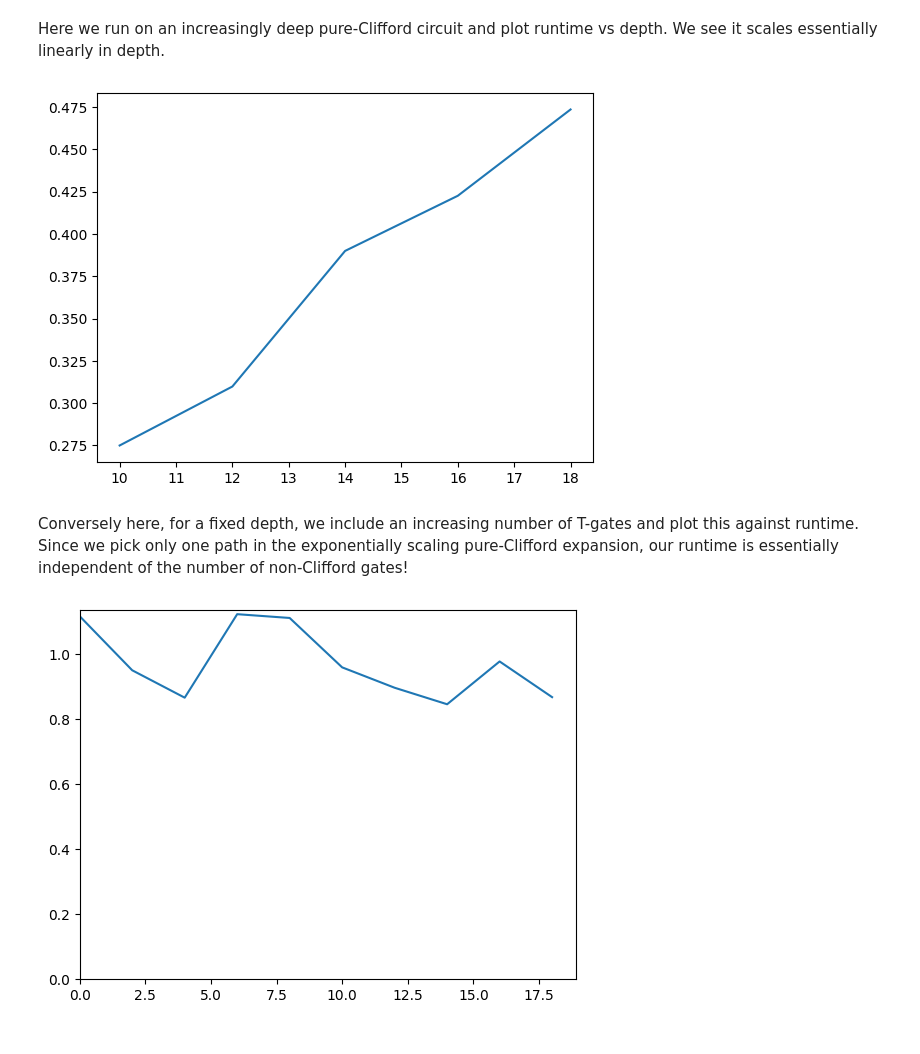
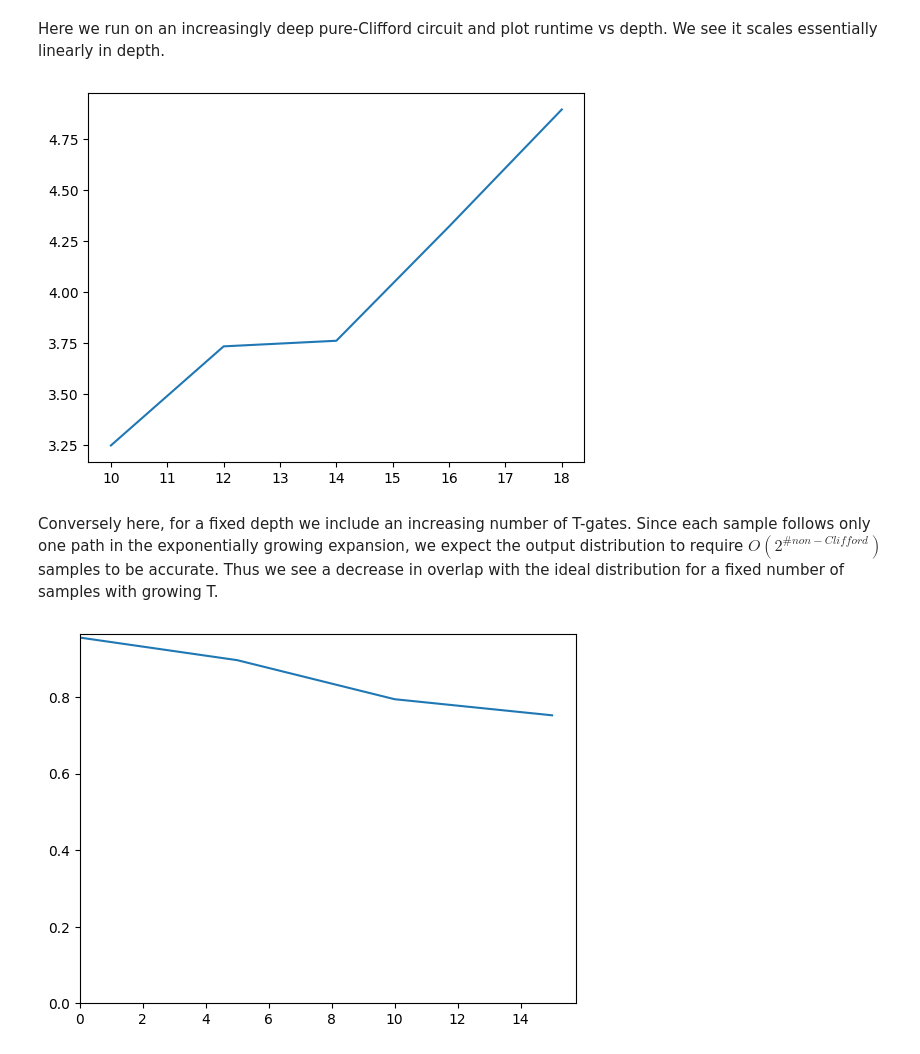
Before and after one commit to asciineuron/bgls, a Jupyter notebook: docs/clifford_simulation.ipynb, the cells around one changed output. Cells and saved outputs as stored; diff of their text form; code cells hidden in the pictures.

Commit message:
Addressed problems with clifford simulation discussion

```diff
--- a/docs/clifford_simulation.ipynb
+++ b/docs/clifford_simulation.ipynb
@@ -104,7 +104,7 @@ ch_stabilizer_simulator = bgls.Simulator(
         seed=1,
     )
 
-result = ch_stabilizer_simulator.run(circuit, repetitions=10)
+result = ch_stabilizer_simulator.run(circuit, repetitions=1000)
 _ = cirq.plot_state_histogram(result, plt.subplot())
 plt.show()
 # %% [output]
@@ -118,7 +118,7 @@ depths = []
 runtimes = []
 qubits = cirq.LineQubit.range(4)
 for depth in range(10, 20, 2):
-    circuit = cirq.testing.random_circuit(qubits, n_moments=depth, op_density=0.5, gate_domain={cirq.H: 1, cirq.CNOT: 2, cirq.S: 1})
+    circuit = cirq.testing.random_circuit(qubits, n_moments=depth, op_density=0.5, gate_domain={cirq.H: 1, cirq.CNOT: 2, cirq.S: 1}, random_state=2)
     circuit = circuit + cirq.measure(qubits, key="measure")
 
     ch_stabilizer_simulator = bgls.Simulator(
@@ -131,7 +131,7 @@ for depth in range(10, 20, 2):
     )
 
     start = time.time()
-    result = ch_stabilizer_simulator.run(circuit, repetitions=100)
+    result = ch_stabilizer_simulator.run(circuit, repetitions=1000)
     end = time.time()
     runtime = end - start
 
@@ -141,22 +141,38 @@ for depth in range(10, 20, 2):
 plt.plot(depths, runtimes)
 plt.show()
 # %% [output]
-[figure, old version]
+[figure, new version]
 # %% [markdown]
-Conversely here, for a fixed depth, we include an increasing number of T-gates and plot this against runtime. Since we pick only one path in the exponentially scaling pure-Clifford expansion, our runtime is essentially independent of the number of non-Clifford gates!
+Conversely here, for a fixed depth we include an increasing number of T-gates. Since each sample follows only one path in the exponentially growing expansion, we expect the output distribution to require $O(2^{\# non-Clifford})$ samples to be accurate. Thus we see a decrease in overlap with the ideal distribution for a fixed number of samples with growing T.
+# %%
+def theoretic_overlap(prob_vec: np.ndarray, result: cirq.Result):
+    # returns the percent overlap of sample results with the exact probability from the state vector
+    # i.e. the fraction of our results that match the ideal sample distribution
+    num_matches = 0
+    count = result.histogram(key="meas")
+    tot_samples = sum(count.values())
+    for (bitstr, cnt) in count.items():
+        theoretic_cnt = int(prob_vec[int(bitstr)] * tot_samples)
+        num_matches += min(cnt, theoretic_cnt)
+
+    return num_matches / tot_samples
 # %%
 num_Ts = []
-runtimes = []
+overlaps = []
 qubits = cirq.LineQubit.range(4)
-for num_t in range(0, 20, 2):
-    circuit = cirq.testing.random_circuit(qubits, n_moments=40, op_density=0.5, gate_domain={cirq.H: 1, cirq.CNOT: 2, cirq.S: 1})
+for num_t in range(0, 20, 5):
+    circuit = cirq.testing.random_circuit(qubits, n_moments=100, op_density=0.5, gate_domain={cirq.H: 1, cirq.CNOT: 2, cirq.S: 1})
     if num_t > 0:
         inserts = []
         for t in range(num_t):
-            inserts.append((0, cirq.T.on(b)))
+            inserts.append((np.random.randint(low=0,high=100), cirq.T.on(qubits[np.random.randint(low=0,high=len(qubits))])))
         circuit.batch_insert(inserts) # insert num_t T gates at beginning, since position in circuit doesn't affect runtime
         circuit = circuit[:-num_t] # preserve total number of gates
-    circuit = circuit + cirq.measure(qubits, key="measure")
+    circuit = circuit + cirq.measure(qubits, key="meas")
+
+    exactsim = cirq.Simulator()
+    #exactres = exactsim.simulate(circuit[:-1])
+    statevec = np.power(np.abs(exactsim.simulate(circuit[:-1]).final_state_vector), 2)
 
     ch_stabilizer_simulator = bgls.Simulator(
         cirq.StabilizerChFormSimulationState(
@@ -166,18 +182,16 @@ for num_t in range(0, 20, 2):
         bgls.utils.cirq_stabilizer_ch_bitstring_probability,
         seed=1,
     )
+    result = ch_stabilizer_simulator.run(circuit, repetitions=1000)
 
-    start = time.time()
-    result = ch_stabilizer_simulator.run(circuit, repetitions=100)
-    end = time.time()
-    runtime = end - start
+    overlap = theoretic_overlap(statevec, result)
 
     num_Ts.append(num_t)
-    runtimes.append(runtime)
+    overlaps.append(overlap)
 # %%
-plt.plot(num_Ts, runtimes)
+plt.plot(num_Ts, overlaps)
 plt.xlim(xmin=0)
 plt.ylim(ymin=0)
 plt.show()
 # %% [output]
-[figure, old version]
+[figure, new version]
```
Also changed, not shown: parts of 3 cells of this notebook.
